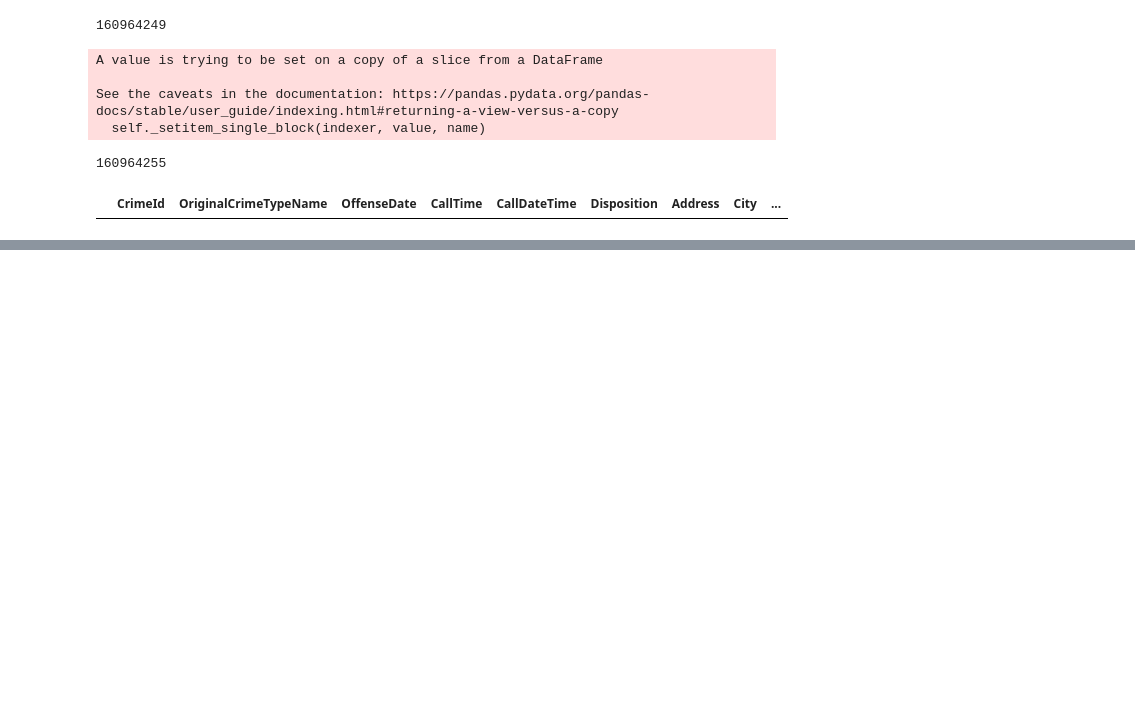
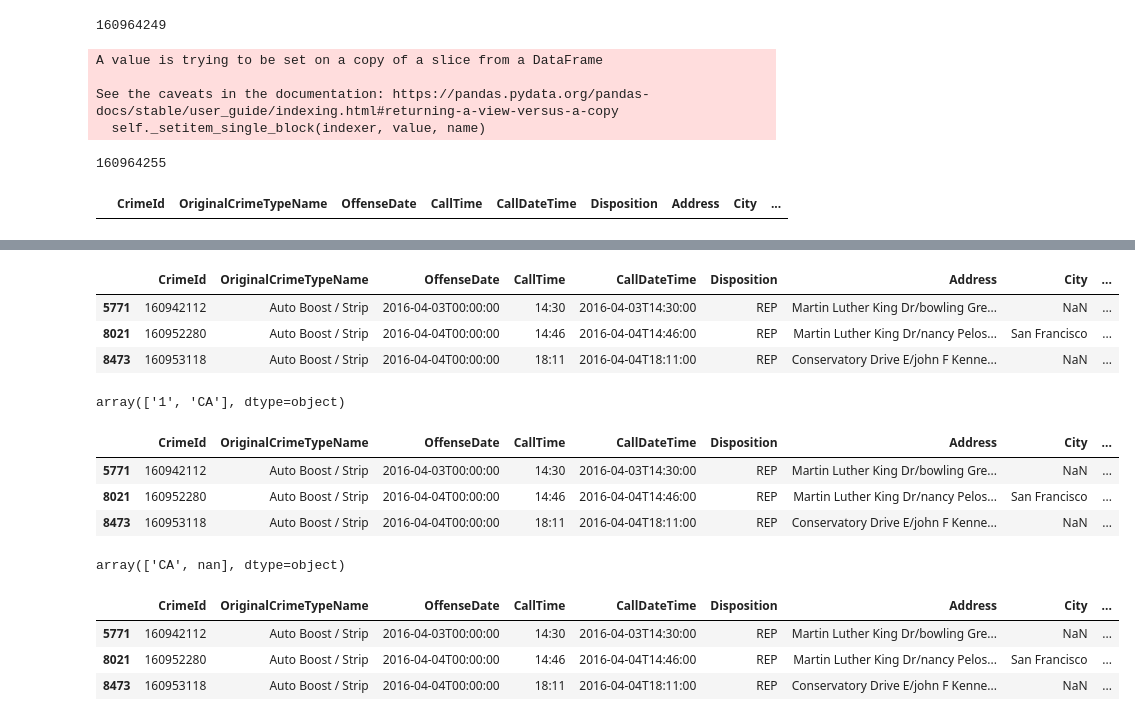
Before and after one commit to aczambrano3/Lab2-Limpieza-de-datos, a Jupyter notebook: [NRC_6292]_AndersonZambrano_La21Unidad2.ipynb, the cells around one changed output, grey strips where cells are left out. Saved outputs shown, nothing was run; the diff lists cells and outputs as text; code cells hidden in the pictures; blank space fills up the shorter version.

```diff
--- a/[NRC_6292]_AndersonZambrano_La21Unidad2.ipynb
+++ b/[NRC_6292]_AndersonZambrano_La21Unidad2.ipynb
@@ -89,0 +179,3 @@ dataCSV[dataCSV.duplicated(subset=['CrimeId'],keep=False)]
+# %%
+dataCSV['City'] = dataCSV['City'].replace(' S','San Francisco')
+dataCSV['City'] = dataCSV['City'].replace('SAN FRANCISCO','San Francisco')
@@ -89,0 +209,2 @@ dataCSV[dataCSV.duplicated(subset=['CrimeId'],keep=False)]
+# %%
+dataCSV['AddressType'] = dataCSV['AddressType'].replace('Intersectioon','Intersection')
@@ -89,0 +221,29 @@ dataCSV[dataCSV.duplicated(subset=['CrimeId'],keep=False)]
+# %%
+dataCSV[dataCSV.AddressType == '1']
+# %% [output]
+|  | CrimeId | OriginalCrimeTypeName | OffenseDate | CallTime | CallDateTime | Disposition | Address | City | ... |
+| 5771 | 160942112 | Auto Boost / Strip | 2016-04-03T00:00:00 | 14:30 | 2016-04-03T14:30:00 | REP | Martin Luther King Dr/bowling Gre... | NaN | ... |
+| 8021 | 160952280 | Auto Boost / Strip | 2016-04-04T00:00:00 | 14:46 | 2016-04-04T14:46:00 | REP | Martin Luther King Dr/nancy Pelos... | San Francisco | ... |
+| 8473 | 160953118 | Auto Boost / Strip | 2016-04-04T00:00:00 | 18:11 | 2016-04-04T18:11:00 | REP | Conservatory Drive E/john F Kenne... | NaN | ... |
+# %%
+dataCSV.AgencyId.unique()
+# %% [output]
+array(['1', 'CA'], dtype=object)
+# %%
+dataCSV[dataCSV.AgencyId == 'CA']
+# %% [output]
+|  | CrimeId | OriginalCrimeTypeName | OffenseDate | CallTime | CallDateTime | Disposition | Address | City | ... |
+| 5771 | 160942112 | Auto Boost / Strip | 2016-04-03T00:00:00 | 14:30 | 2016-04-03T14:30:00 | REP | Martin Luther King Dr/bowling Gre... | NaN | ... |
+| 8021 | 160952280 | Auto Boost / Strip | 2016-04-04T00:00:00 | 14:46 | 2016-04-04T14:46:00 | REP | Martin Luther King Dr/nancy Pelos... | San Francisco | ... |
+| 8473 | 160953118 | Auto Boost / Strip | 2016-04-04T00:00:00 | 18:11 | 2016-04-04T18:11:00 | REP | Conservatory Drive E/john F Kenne... | NaN | ... |
+# %%
+dataCSV.State.unique()
+# %% [output]
+array(['CA', nan], dtype=object)
+# %%
+dataCSV[dataCSV.State != 'CA']
+# %% [output]
+|  | CrimeId | OriginalCrimeTypeName | OffenseDate | CallTime | CallDateTime | Disposition | Address | City | ... |
+| 5771 | 160942112 | Auto Boost / Strip | 2016-04-03T00:00:00 | 14:30 | 2016-04-03T14:30:00 | REP | Martin Luther King Dr/bowling Gre... | NaN | ... |
+| 8021 | 160952280 | Auto Boost / Strip | 2016-04-04T00:00:00 | 14:46 | 2016-04-04T14:46:00 | REP | Martin Luther King Dr/nancy Pelos... | San Francisco | ... |
+| 8473 | 160953118 | Auto Boost / Strip | 2016-04-04T00:00:00 | 18:11 | 2016-04-04T18:11:00 | REP | Conservatory Drive E/john F Kenne... | NaN | ... |
```
Also changed, not shown: parts of 13 cells of this notebook.
